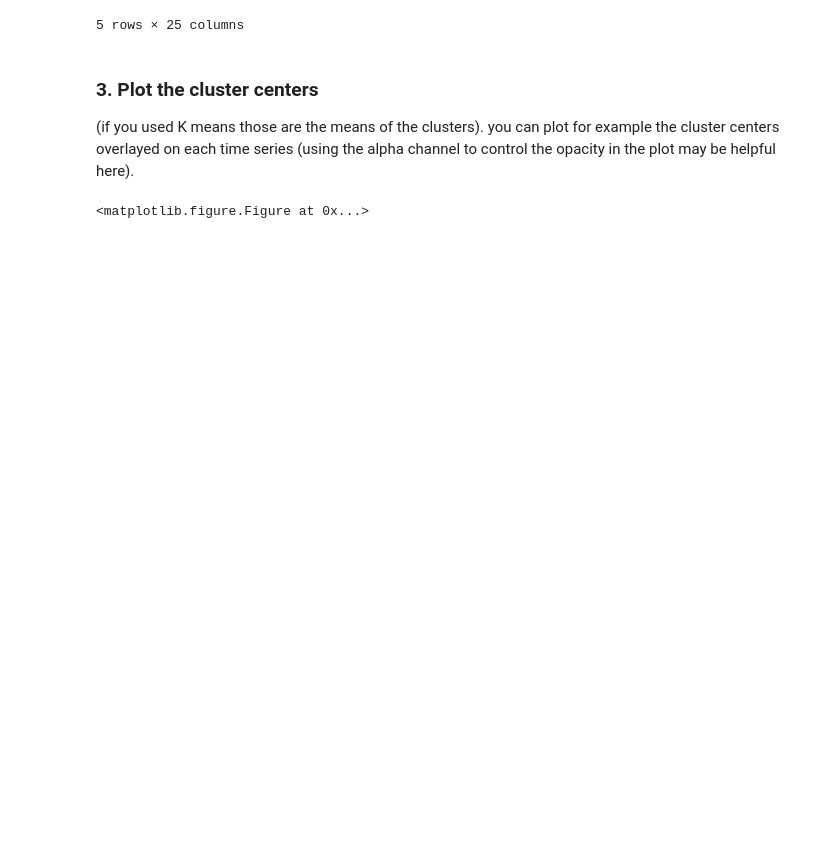
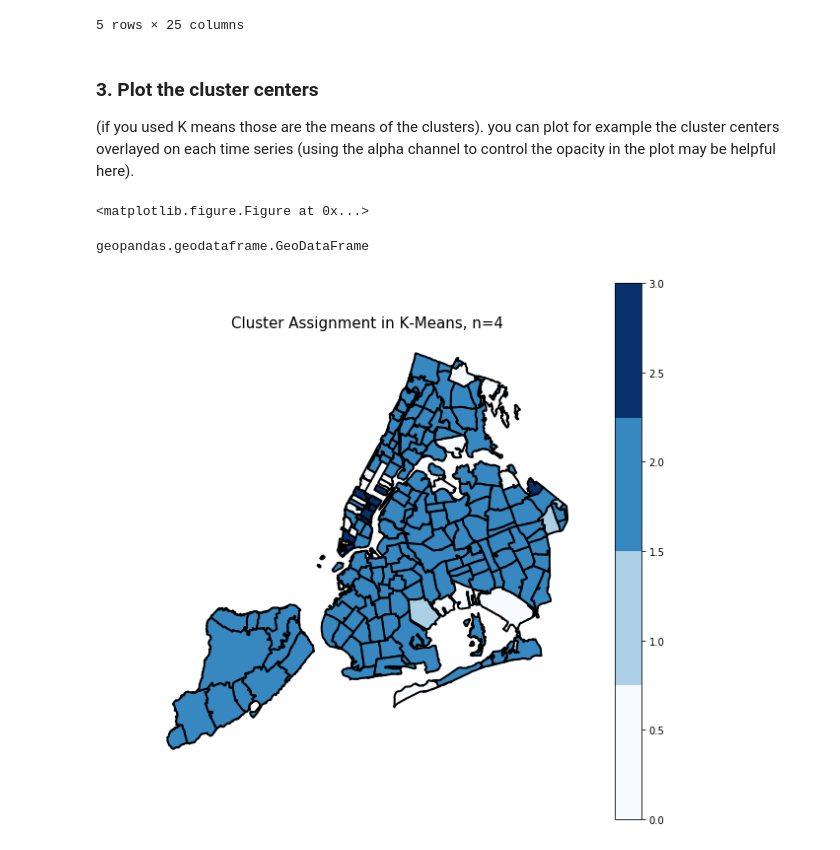
Before and after one commit to tharma3/PUI2018_mrn291, a Jupyter notebook: HW12_mrn291/Assignment_2.ipynb, the cells around one changed output. Saved outputs shown, nothing was run; the diff lists cells and outputs as text; code cells hidden in the pictures; blank space fills up the shorter version.

Commit message:
updating assignment 2

```diff
--- a/HW12_mrn291/Assignment_2.ipynb
+++ b/HW12_mrn291/Assignment_2.ipynb
@@ -410,3 +410,21 @@ for key, i in zip(km4_keys, range(1,5)):
 plt.show();
 # %% [output]
 <matplotlib.figure.Figure at 0x...>
+# %%
+zip_shape_merge = zip_shape.loc[:,['ZIPCODE','geometry']]
+zip_shape_merge.rename(columns = {'ZIPCODE':'zip'}, inplace=True)
+values_map = pd.merge(zip_shape_merge, values, left_on='zip', right_index=True)
+# %%
+type(values_map)
+# %% [output]
+geopandas.geodataframe.GeoDataFrame
+# %%
+fig, ax = plt.subplots(figsize=(10,10))
+ax.set_aspect('equal')
+ax.axis('off')
+plt.title("Cluster Assignment in K-Means, n=4", fontsize=15)
+cmap = plt.cm.get_cmap('Blues',4)
+cm = values_map.plot(ax=ax, cmap=cmap, column='km4', edgecolor='black', lw=2, legend=True)
+plt.show()
+# %% [output]
+[figure, added]
```
Also changed, not shown: parts of 10 cells of this notebook.
